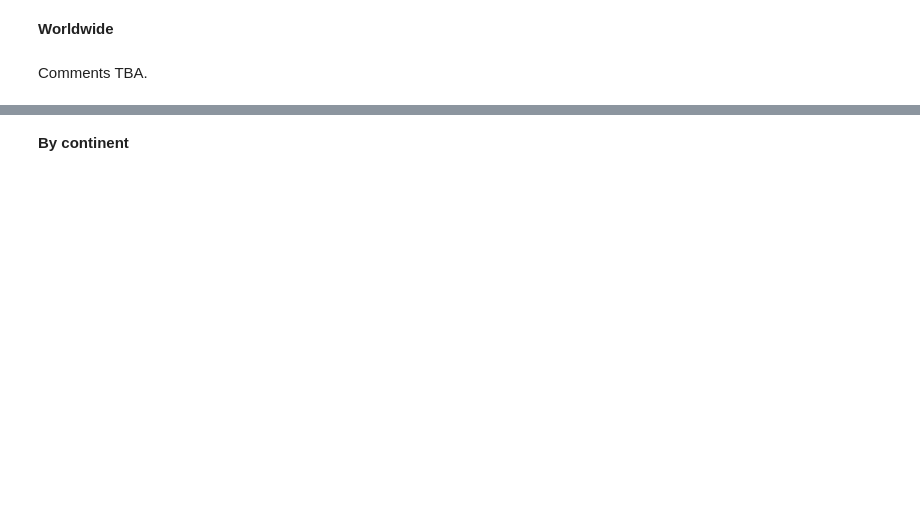
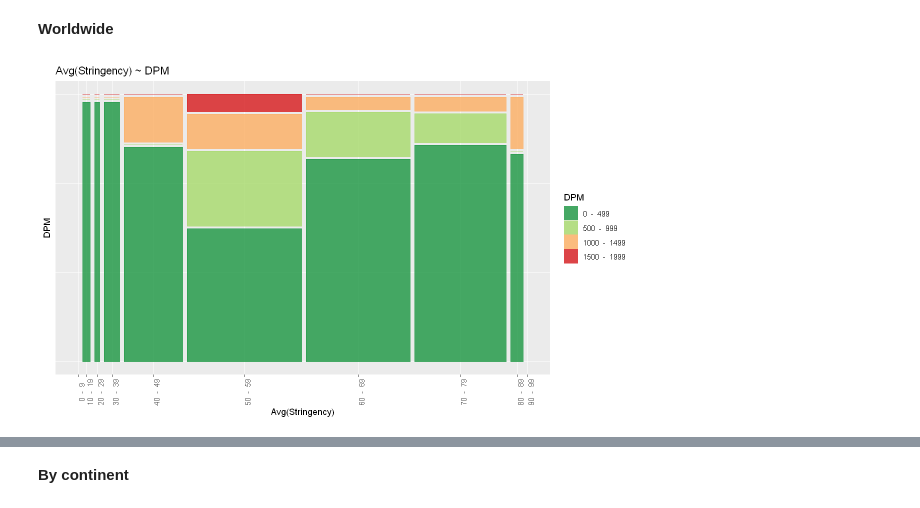
Before and after one commit to marti-1/covid19_lockdown, a Jupyter notebook: Global.ipynb, the cells around one changed output, grey strips where cells are left out. Drawn from its saved outputs; the diff is of its cells as text; code cells hidden in the pictures; blank space fills up the shorter version.

```diff
--- a/Global.ipynb
+++ b/Global.ipynb
@@ -80,6 +86,6 @@ data = load_data()
 **Worldwide**
 # %%
 options(repr.plot.width = 10, repr.plot.height=6)
-stringency_vs_dpm_plot(data$avgsi_vs_dpm, title='Avg(Stringency) ~ DPM')
+stringency_vs_dpm_plot(data$avg_si_vs_dpm) + labs(title='Avg(Stringency) ~ DPM')
+# %% [output]
+[figure, added]
-# %% [markdown]
-Comments TBA.
```
Also changed, not shown: parts of 15 cells of this notebook, 2 other files.
